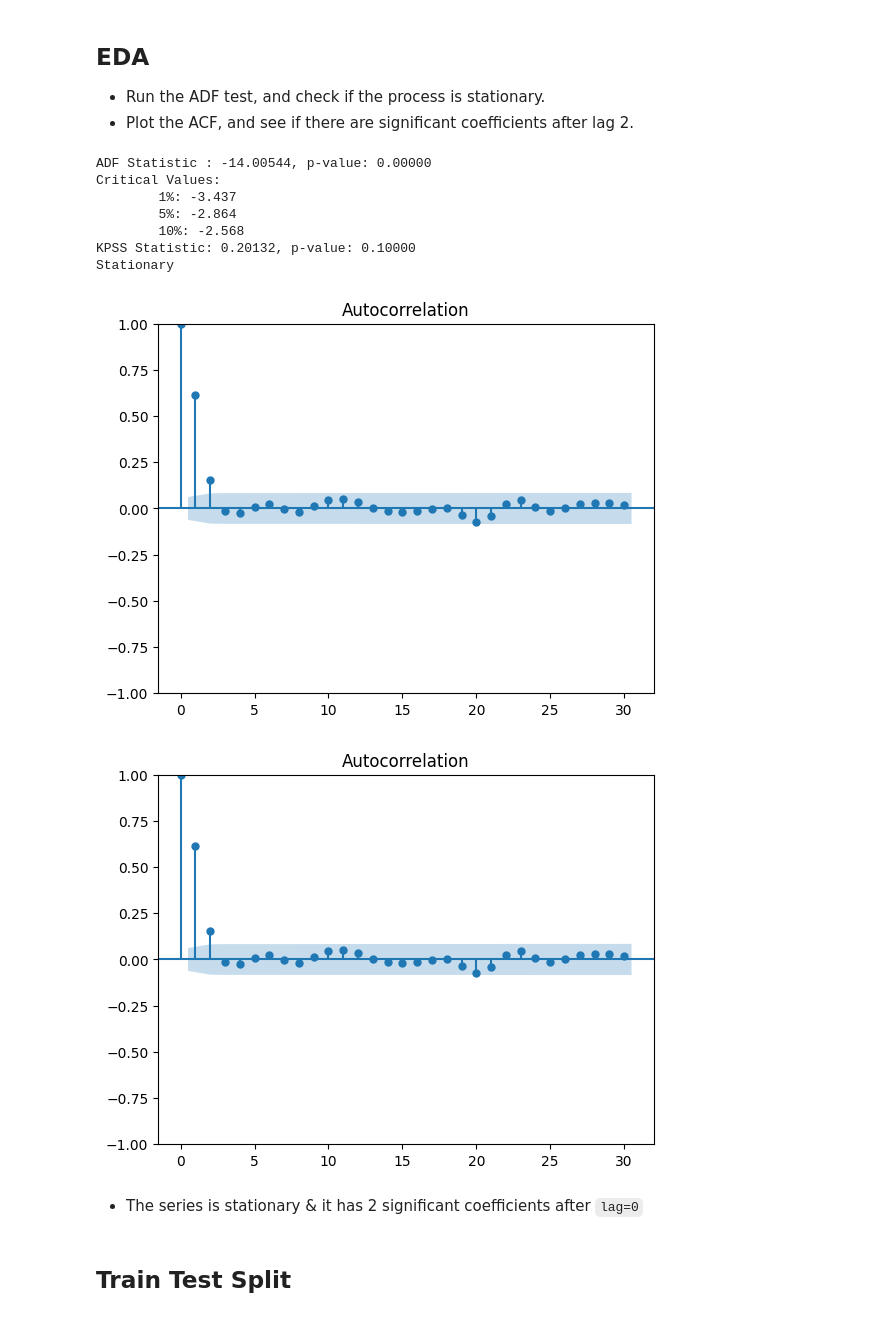
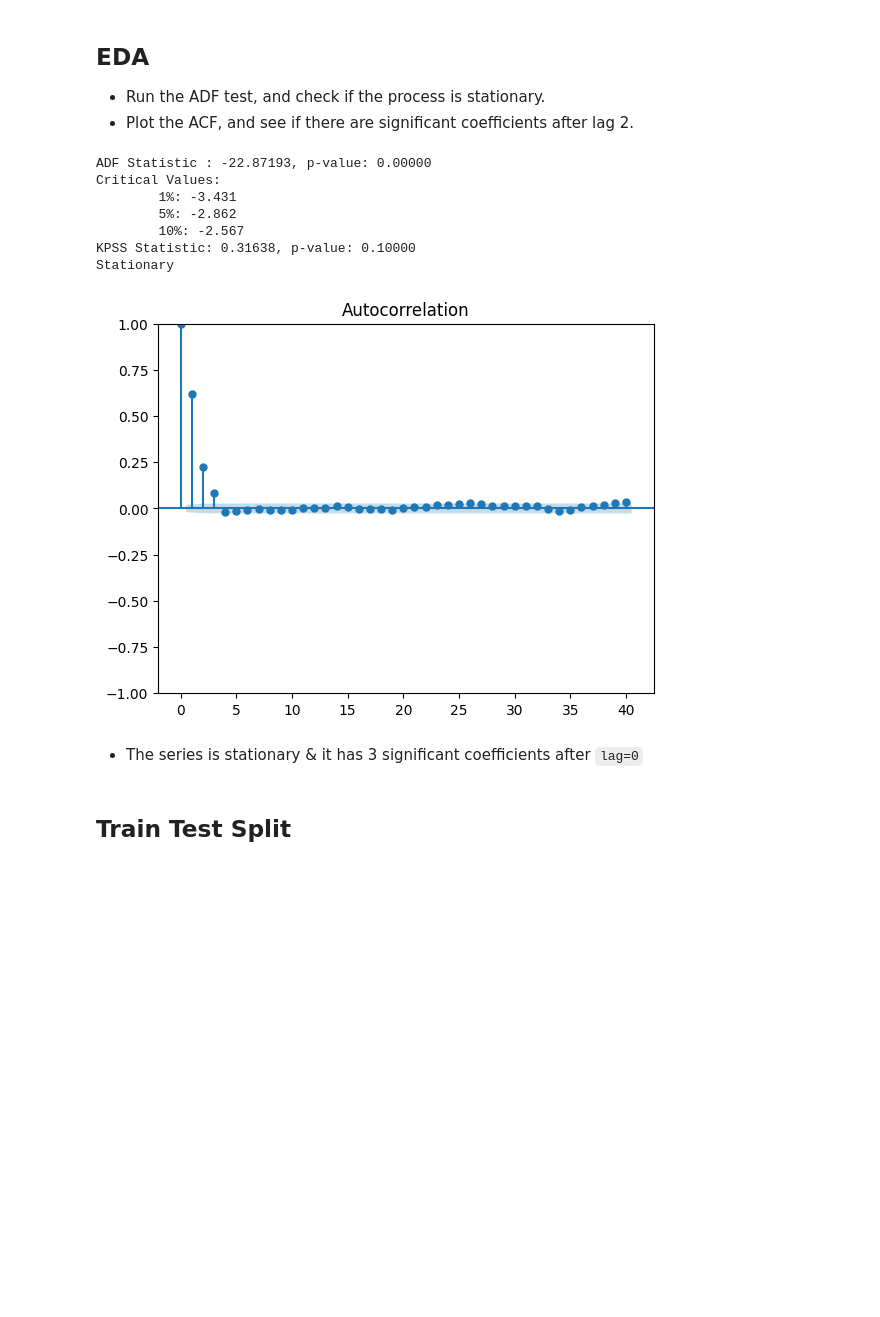
Before and after one commit to CodexploreRepo/time-series, a Jupyter notebook: notebook/statistical_models/moving_average_tldr.ipynb, the cells around one changed output. Cells and saved outputs as stored; diff of their text form; code cells hidden in the pictures; blank space fills up the shorter version.

```diff
--- a/notebook/statistical_models/moving_average_tldr.ipynb
+++ b/notebook/statistical_models/moving_average_tldr.ipynb
@@ -22,13 +23,7 @@ $$y_t = 0.9\theta_{t–1} + 0.3\theta_{t–2}$$
 # %%
-# MA(2)
-ma2 = np.array([1, 0.9, 0.3]) # yt = 0.9 * theta(t-1) + 0.3 * theta(t-2)
-ar2 = np.array([1,  0,    0])
+# MA(3)
+ma3 = np.array([1, 0.9, 0.3, 0.2]) # yt = 0.9 * theta(t-1) + 0.3 * theta(t-2) + 0.2* theta(t-3)
+ar3 = np.array([1,  0,    0,  0])
 
-MA2_process = ArmaProcess(ar2, ma2).generate_sample(nsample=1000)
-
-# MA(3)
-# ma3 = np.array([1, 0.9, 0.3, 0.2])
-# ar3 = np.array([1, 0, 0, 0])
-
-# MA3_process = ArmaProcess(ar3, ma3).generate_sample(nsample=10000)
+MA3_process = ArmaProcess(ar3, ma3).generate_sample(nsample=10000)
 # %%
@@ -59,22 +54,21 @@ def check_stationarity(series, p_significant=0.05):
     else:
         print("\x1b[31mNon-stationary\x1b[0m")
 # %%
-check_stationarity(MA2_process)
+check_stationarity(MA3_process)
 # %% [output]
-ADF Statistic : -14.00544, p-value: 0.00000
+ADF Statistic : -22.87193, p-value: 0.00000
 Critical Values:
-        1%: -3.437
-        5%: -2.864
-        10%: -2.568
-KPSS Statistic: 0.20132, p-value: 0.10000
+        1%: -3.431
+        5%: -2.862
+        10%: -2.567
+KPSS Statistic: 0.31638, p-value: 0.10000
 Stationary
 # %%
-plot_acf(MA2_process)
+plot_acf(MA3_process);
 # %% [output]
-[figure, old version]
+[figure, new version]
-[figure, removed]
 # %% [markdown]
-- The series is stationary & it has 2 significant coefficients after `lag=0`
+- The series is stationary & it has 3 significant coefficients after `lag=0`
 # %% [markdown]
 ## Train Test Split
 # %%
```
Also changed, not shown: parts of 6 cells of this notebook, 1 other file.
